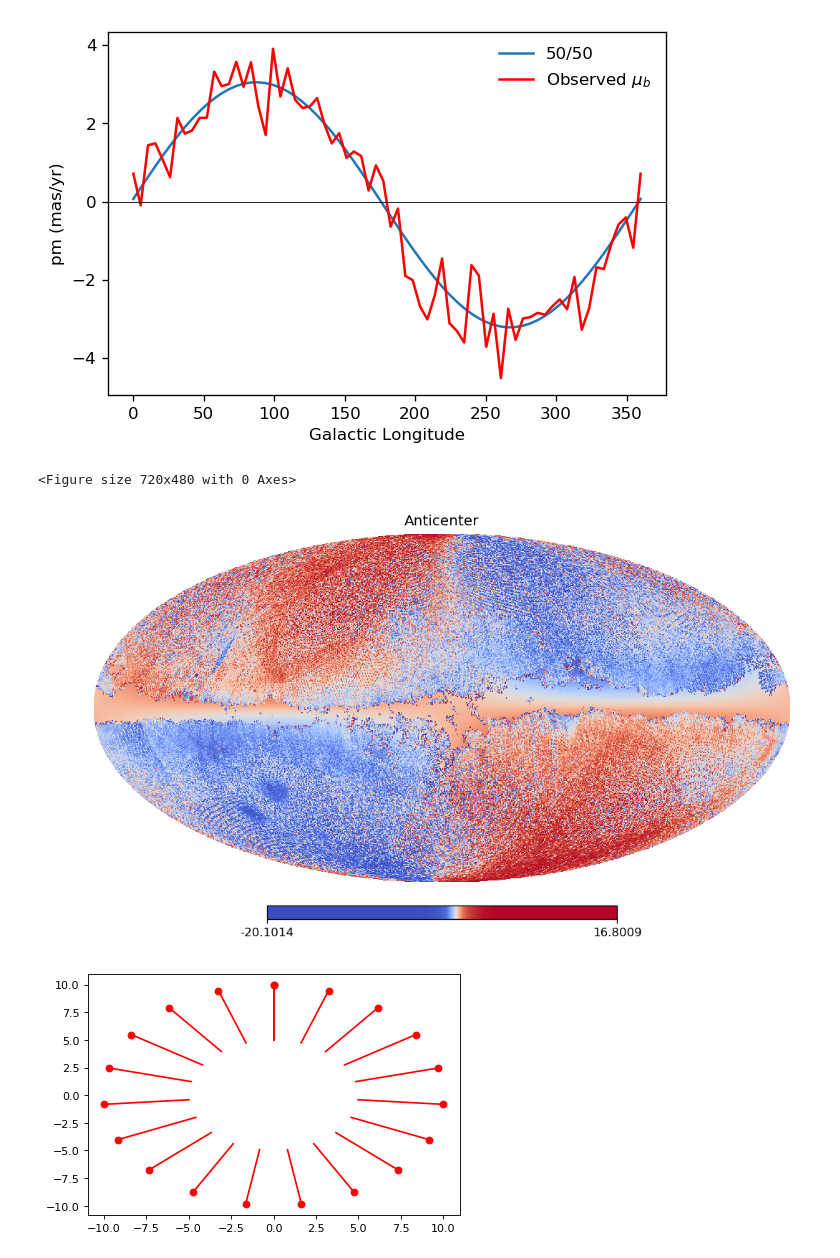
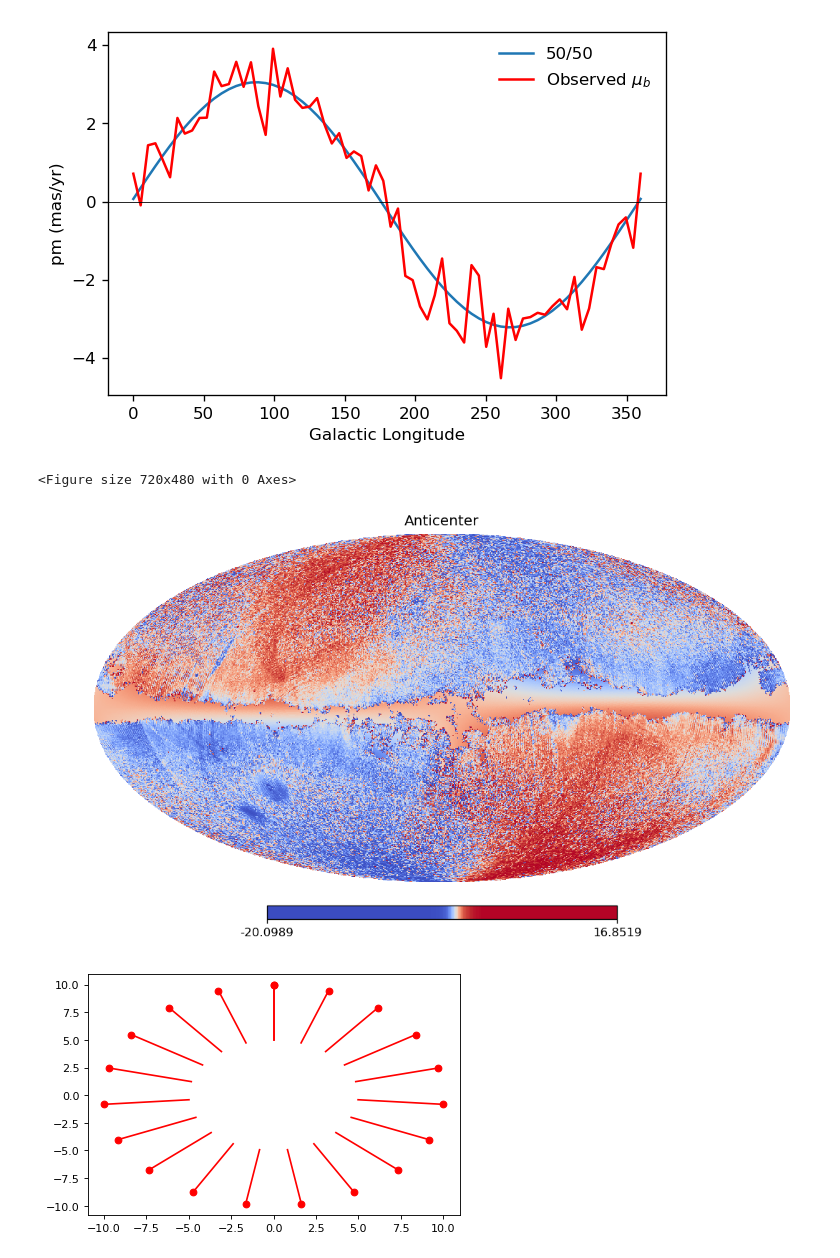
Before and after one commit to ctslater/gaia_experiments, a Jupyter notebook: model_mu_b.ipynb, the cells around one changed output. Drawn from its saved outputs; the diff is of its cells as text; code cells hidden in the pictures.

```diff
--- a/model_mu_b.ipynb
+++ b/model_mu_b.ipynb
@@ -23,10 +23,11 @@ cmap = matplotlib.cm.coolwarm.set_under('w')
 Expected proper motion for a shell with flat rotation
 =======
 # %%
-angle_lon, angle_lat = hp.pix2ang(hp.order2nside(7), np.arange(hp.nside2npix(hp.order2nside(7))),
+ra, dec = hp.pix2ang(hp.order2nside(7), np.arange(hp.nside2npix(hp.order2nside(7))),
                                     lonlat=True, nest=True)
 
-coords = astropy.coordinates.SkyCoord(angle_lon*u.deg, angle_lat*u.deg, 10*u.kpc, frame='galactic')
+equatorial_coords = astropy.coordinates.SkyCoord(ra*u.deg, dec*u.deg, 10*u.kpc, frame='icrs')
+coords = equatorial_coords #equatorial_coords.galactic
 
 galactocentric_angle = np.arctan2(coords.galactocentric.y, coords.galactocentric.x)
 circular_vel = 210*u.km/u.s
@@ -214,36 +214,41 @@ plt.axhline(0, color='k', lw=0.5)
 # %%
 matplotlib.rcParams['figure.dpi'] = 120
 
-angle_lon, angle_lat = hp.pix2ang(hp.order2nside(7), np.arange(hp.nside2npix(hp.order2nside(7))),
+ra, dec = hp.pix2ang(hp.order2nside(7), np.arange(hp.nside2npix(hp.order2nside(7))),
                                     lonlat=True, nest=True)
 
-coords, prograde_model = model_pm_b(angle_lon, angle_lat, dist=12.0, circular_vel=210.0, radial_vel=0.0)
-coords, retrograde_model = model_pm_b(angle_lon, angle_lat, dist=12.0, circular_vel=-210.0, radial_vel=0.0)
+equ_coords = astropy.coordinates.SkyCoord(ra*u.deg, dec*u.deg, 10*u.kpc, frame='icrs')
+gal_l = equ_coords.galactic.l.to_value()
+gal_b = equ_coords.galactic.b.to_value()
+
+coords, prograde_model = model_pm_b(gal_l, gal_b, dist=12.0, circular_vel=210.0, radial_vel=0.0)
+coords, retrograde_model = model_pm_b(gal_l, gal_b, dist=12.0, circular_vel=-210.0, radial_vel=0.0)
 model_mean_mu_b = 0.5*(prograde_model + retrograde_model)
 
 model_scale = 0.9
 
 r_pix = create_rotation_index((266.4 - 180, 28.94, -57))
 r_pix2 = create_rotation_index((180, 0, 0))
 
 scale_iter = np.linspace(0.8, 1.2, 12)
 with PdfPages('subtract_model_mu_b2.pdf') as pdf:
     for model_scale in scale_iter:
         plt.clf()
 
-        adjusted_map = np.zeros(len(map_mean_b))
-        adjusted_map[r_pix] = map_mean_b
-        adjusted_map[r_pix2] += -model_scale * model_mean_mu_b
+        #adjusted_map = np.zeros(len(map_mean_b))
+        #adjusted_map[r_pix] = map_mean_b
+        #adjusted_map[r_pix2] += -model_scale * model_mean_mu_b
+        adjusted_map = map_mean_b - model_scale * model_mean_mu_b
 
         hp.mollview(adjusted_map, title="Anticenter",
-                rot=(0, 0, 0),
+                rot=(266.4 - 180, 28.94, -57),
                 cmap='coolwarm', #min=-0.7, max=0.7,
                 xsize=1400,  #min=0.1, max=2.0,
                 nest=True, norm='hist', fig=0)
         pdf.savefig();
 # %% [output]
 <Figure size 720x480 with 0 Axes>
-[figure, old version]
+[figure, new version]
 # %%
 r = 10
 angles = np.linspace(0, 2*np.pi, 20)
```
Also changed, not shown: parts of 5 cells of this notebook.
